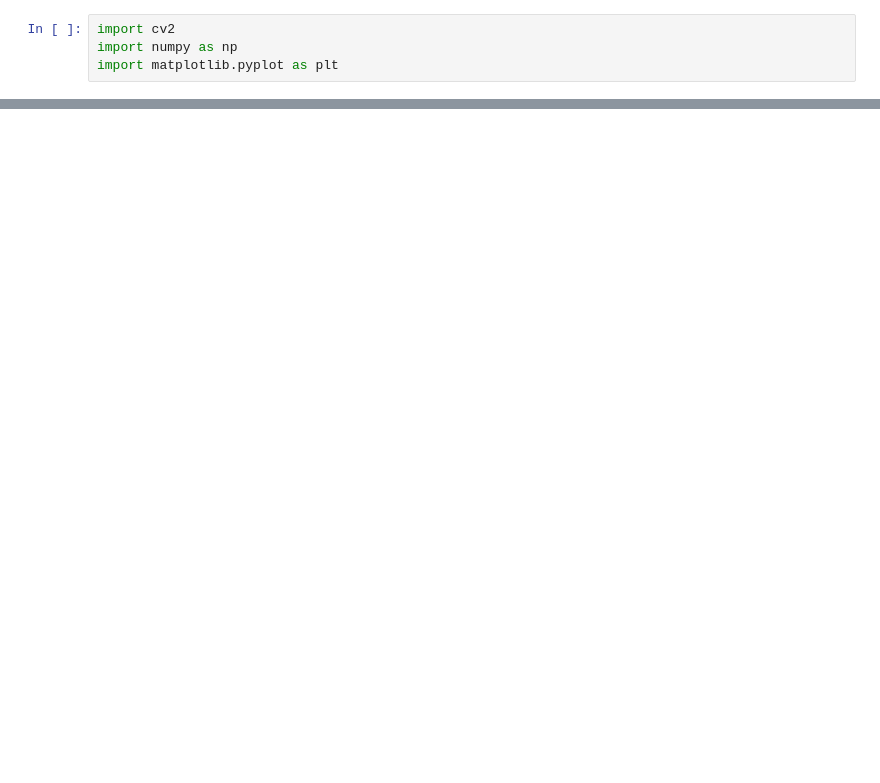
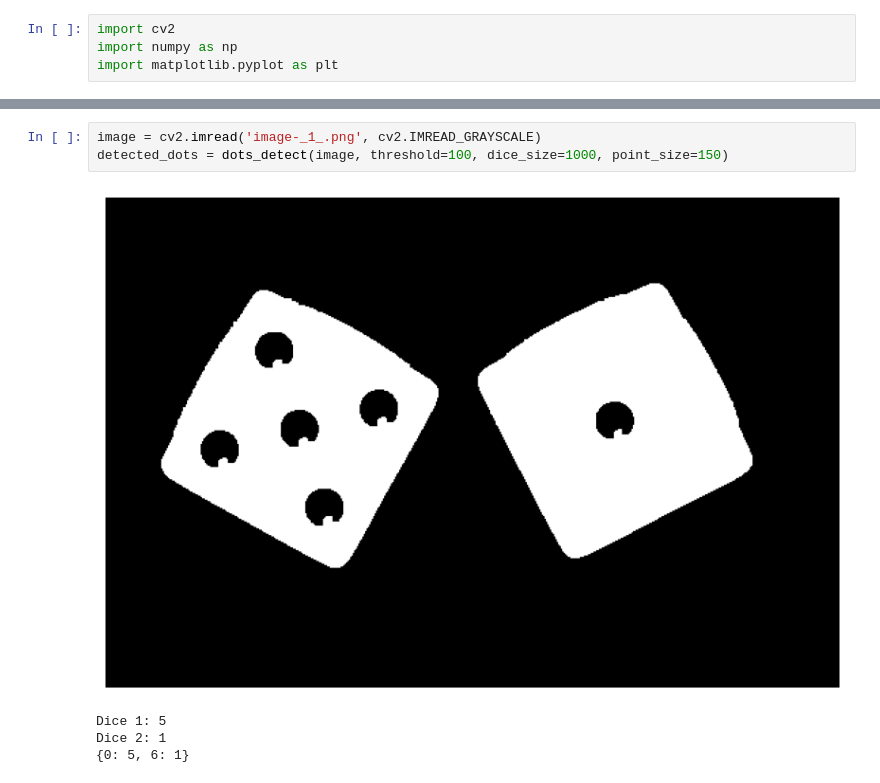
Before and after one commit to nakhani/Image-Processing, a Jupyter notebook: Object Detection/Dice Recognition/dice_recognition.ipynb, the cells around one changed output, grey strips where cells are left out. Saved outputs shown, nothing was run; the diff lists cells and outputs as text; blank space fills up the shorter version.

```diff
--- a/Object Detection/Dice Recognition/dice_recognition.ipynb
+++ b/Object Detection/Dice Recognition/dice_recognition.ipynb
@@ -47,0 +52,8 @@ print(detected_dots)
+# %%
+image = cv2.imread('image-_1_.png', cv2.IMREAD_GRAYSCALE)
+detected_dots = dots_detect(image, threshold=100, dice_size=1000, point_size=150)
+# %% [output]
+[figure, added]
+Dice 1: 5
+Dice 2: 1
+{0: 5, 6: 1}
```
Also changed, not shown: parts of 4 cells of this notebook, 5 other files.
